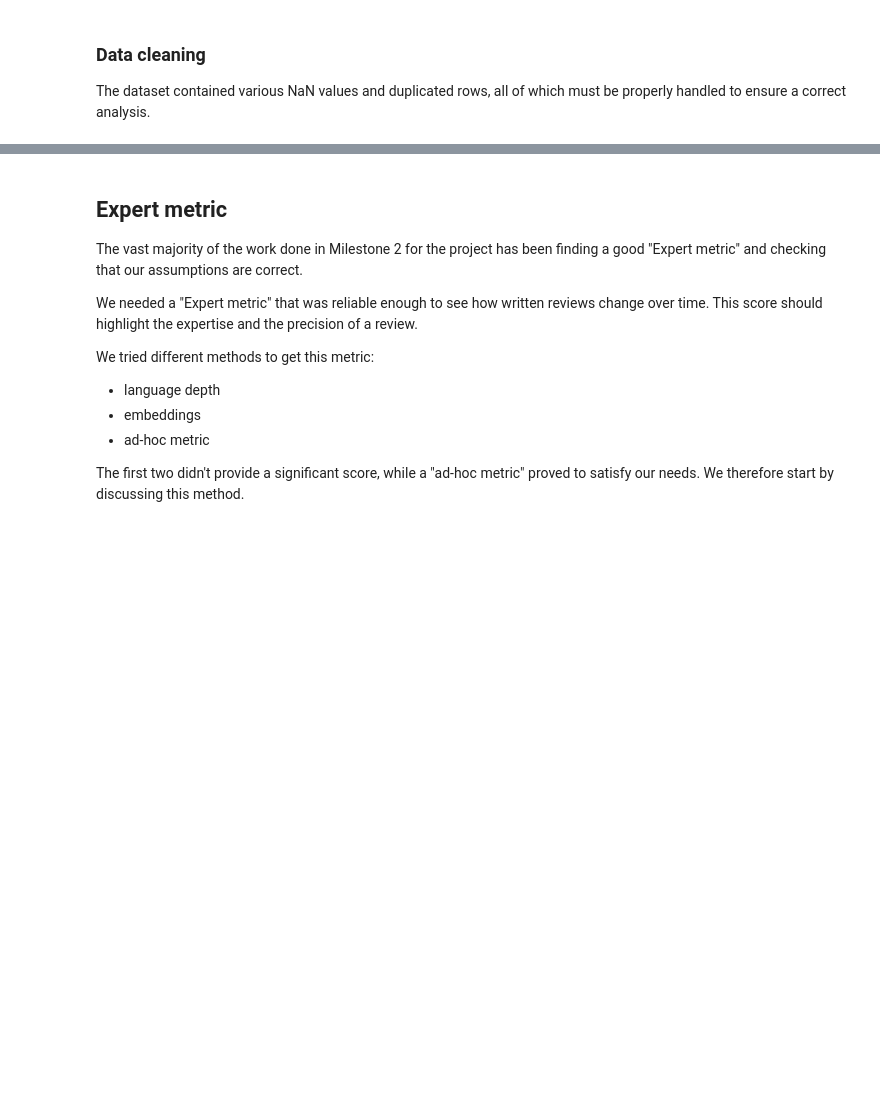
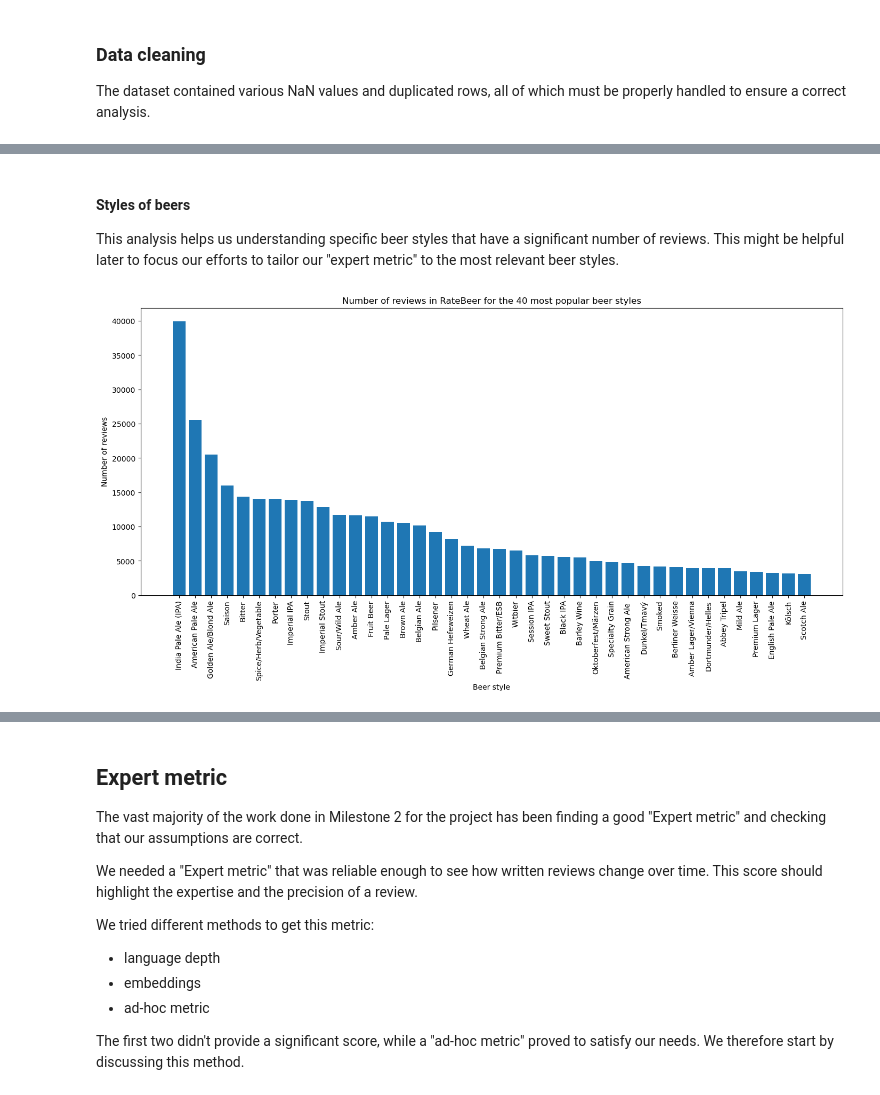
Before and after one commit to nada401/brewing-knowledge, a Jupyter notebook: results.ipynb, the cells around one changed output, grey strips where cells are left out. Saved outputs shown, nothing was run; the diff lists cells and outputs as text; code cells hidden in the pictures; blank space fills up the shorter version.

```diff
--- a/results.ipynb
+++ b/results.ipynb
@@ -133,0 +162,19 @@ The extensive process is shown in the notebook:
+# %% [markdown]
+#### Styles of beers
+
+This analysis helps us understanding specific beer styles that have a significant number of reviews. This might be helpful later to focus our efforts to tailor our "expert metric" to the most relevant beer styles.
+# %%
+beers_RB = pd.read_csv(os.path.join(path_RB, 'beers.csv'))
+
+top_40_styles_RB = beers_RB['style'].value_counts().head(40)
+
+fig  = plt.figure(figsize=(17,7))
+# plt.bar(beers_RB['style'].value_counts().index, beers_RB['style'].value_counts())
+plt.bar(top_40_styles_RB.index, top_40_styles_RB.values)
+plt.xticks(rotation=90)
+plt.title('Number of reviews in RateBeer for the 40 most popular beer styles')
+plt.ylabel('Number of reviews')
+plt.xlabel('Beer style')
+plt.show()
+# %% [output]
+[figure, added]
```
Also changed, not shown: parts of 18 cells of this notebook.
